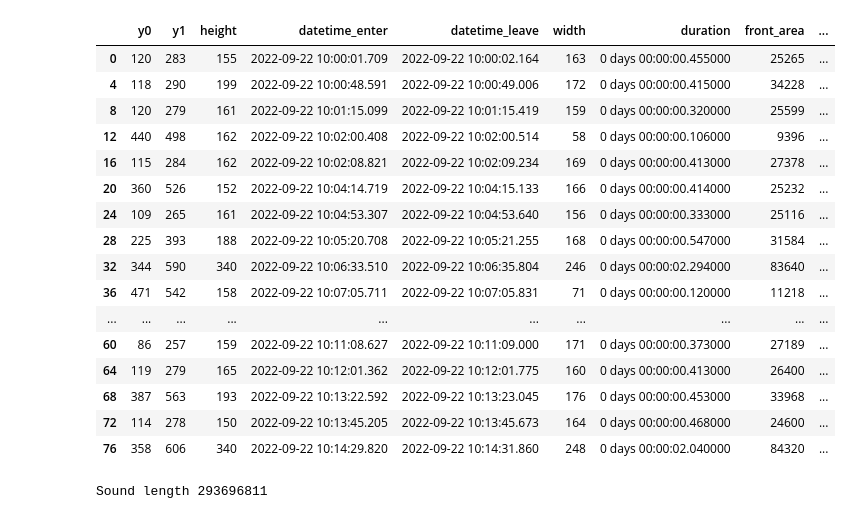
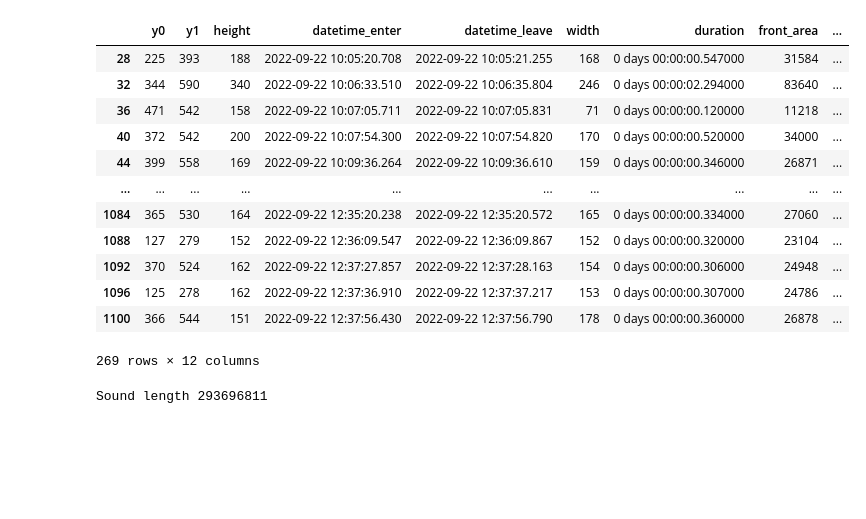
Before and after one commit to erlandbo/TDT4290, a Jupyter notebook: audio.ipynb, the cells around one changed output. Saved outputs shown, nothing was run; the diff lists cells and outputs as text; code cells hidden in the pictures; blank space fills up the shorter version.

```diff
--- a/audio.ipynb
+++ b/audio.ipynb
@@ -33,31 +36,28 @@ from IPython.display import Audio
 # %%
 sample_rate = 32000
 audio_start = pd.to_datetime("2022-09-22 10:05:10.0000")
-first_car_enter_audio_time = pd.Timedelta("0 days 00:00:10.608")
-audio_end = pd.Timedelta("0 days 00:00:10.608")
+first_car_enter_audio_time = pd.Timedelta("00:00:10.608")
+audio_end = pd.Timedelta("00:00:10.608")
 labeled = label_audio_with_lidar(
         "data/lidar_log_grilstad_22.09.22_10_00_13_00.txt",
         audio_start,
+        audio_length=pd.Timedelta("02:32:58")
     )
-labeled[:20]
+labeled
 # %% [output]
 |  | y0 | y1 | height | datetime_enter | datetime_leave | width | duration | front_area | ... |
-| 0 | 120 | 283 | 155 | 2022-09-22 10:00:01.709 | 2022-09-22 10:00:02.164 | 163 | 0 days 00:00:00.455000 | 25265 | ... |
-| 4 | 118 | 290 | 199 | 2022-09-22 10:00:48.591 | 2022-09-22 10:00:49.006 | 172 | 0 days 00:00:00.415000 | 34228 | ... |
-| 8 | 120 | 279 | 161 | 2022-09-22 10:01:15.099 | 2022-09-22 10:01:15.419 | 159 | 0 days 00:00:00.320000 | 25599 | ... |
-| 12 | 440 | 498 | 162 | 2022-09-22 10:02:00.408 | 2022-09-22 10:02:00.514 | 58 | 0 days 00:00:00.106000 | 9396 | ... |
-| 16 | 115 | 284 | 162 | 2022-09-22 10:02:08.821 | 2022-09-22 10:02:09.234 | 169 | 0 days 00:00:00.413000 | 27378 | ... |
-| 20 | 360 | 526 | 152 | 2022-09-22 10:04:14.719 | 2022-09-22 10:04:15.133 | 166 | 0 days 00:00:00.414000 | 25232 | ... |
-| 24 | 109 | 265 | 161 | 2022-09-22 10:04:53.307 | 2022-09-22 10:04:53.640 | 156 | 0 days 00:00:00.333000 | 25116 | ... |
 | 28 | 225 | 393 | 188 | 2022-09-22 10:05:20.708 | 2022-09-22 10:05:21.255 | 168 | 0 days 00:00:00.547000 | 31584 | ... |
 | 32 | 344 | 590 | 340 | 2022-09-22 10:06:33.510 | 2022-09-22 10:06:35.804 | 246 | 0 days 00:00:02.294000 | 83640 | ... |
 | 36 | 471 | 542 | 158 | 2022-09-22 10:07:05.711 | 2022-09-22 10:07:05.831 | 71 | 0 days 00:00:00.120000 | 11218 | ... |
+| 40 | 372 | 542 | 200 | 2022-09-22 10:07:54.300 | 2022-09-22 10:07:54.820 | 170 | 0 days 00:00:00.520000 | 34000 | ... |
+| 44 | 399 | 558 | 169 | 2022-09-22 10:09:36.264 | 2022-09-22 10:09:36.610 | 159 | 0 days 00:00:00.346000 | 26871 | ... |
 | ... | ... | ... | ... | ... | ... | ... | ... | ... | ... |
-| 60 | 86 | 257 | 159 | 2022-09-22 10:11:08.627 | 2022-09-22 10:11:09.000 | 171 | 0 days 00:00:00.373000 | 27189 | ... |
-| 64 | 119 | 279 | 165 | 2022-09-22 10:12:01.362 | 2022-09-22 10:12:01.775 | 160 | 0 days 00:00:00.413000 | 26400 | ... |
-| 68 | 387 | 563 | 193 | 2022-09-22 10:13:22.592 | 2022-09-22 10:13:23.045 | 176 | 0 days 00:00:00.453000 | 33968 | ... |
-| 72 | 114 | 278 | 150 | 2022-09-22 10:13:45.205 | 2022-09-22 10:13:45.673 | 164 | 0 days 00:00:00.468000 | 24600 | ... |
-| 76 | 358 | 606 | 340 | 2022-09-22 10:14:29.820 | 2022-09-22 10:14:31.860 | 248 | 0 days 00:00:02.040000 | 84320 | ... |
+| 1084 | 365 | 530 | 164 | 2022-09-22 12:35:20.238 | 2022-09-22 12:35:20.572 | 165 | 0 days 00:00:00.334000 | 27060 | ... |
+| 1088 | 127 | 279 | 152 | 2022-09-22 12:36:09.547 | 2022-09-22 12:36:09.867 | 152 | 0 days 00:00:00.320000 | 23104 | ... |
+| 1092 | 370 | 524 | 162 | 2022-09-22 12:37:27.857 | 2022-09-22 12:37:28.163 | 154 | 0 days 00:00:00.306000 | 24948 | ... |
+| 1096 | 125 | 278 | 162 | 2022-09-22 12:37:36.910 | 2022-09-22 12:37:37.217 | 153 | 0 days 00:00:00.307000 | 24786 | ... |
+| 1100 | 366 | 544 | 151 | 2022-09-22 12:37:56.430 | 2022-09-22 12:37:56.790 | 178 | 0 days 00:00:00.360000 | 26878 | ... |
+269 rows × 12 columns
 # %%
 sound, sr = librosa.load(".data/audio_22092022.WAV", sr=sample_rate, mono=True)
 print("Sound length", len(sound))
```
Also changed, not shown: parts of 3 cells of this notebook.
